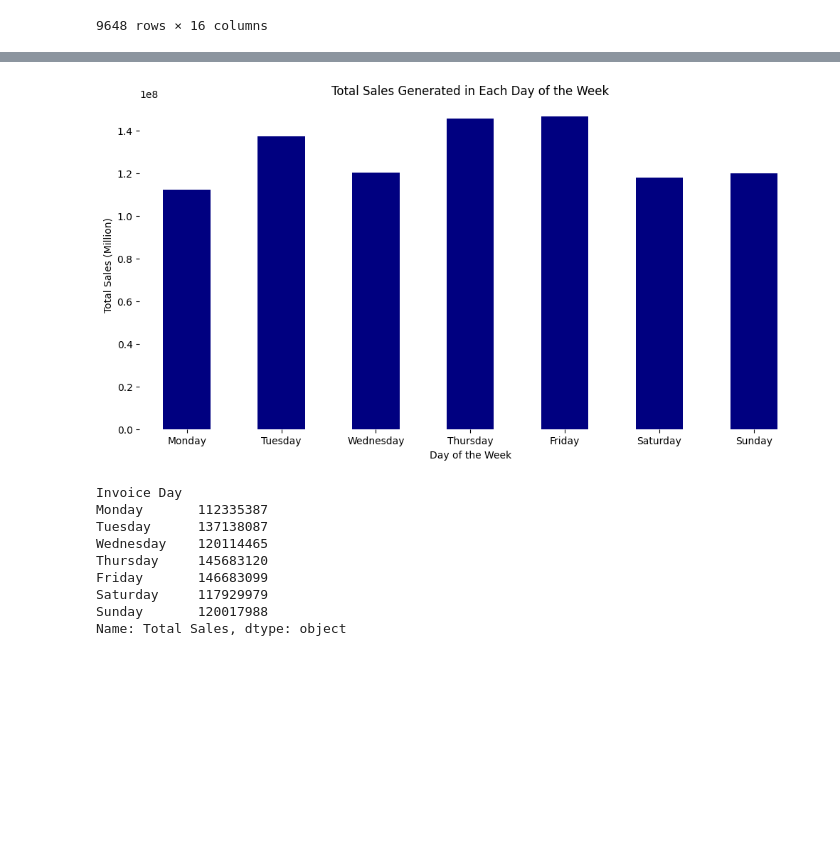
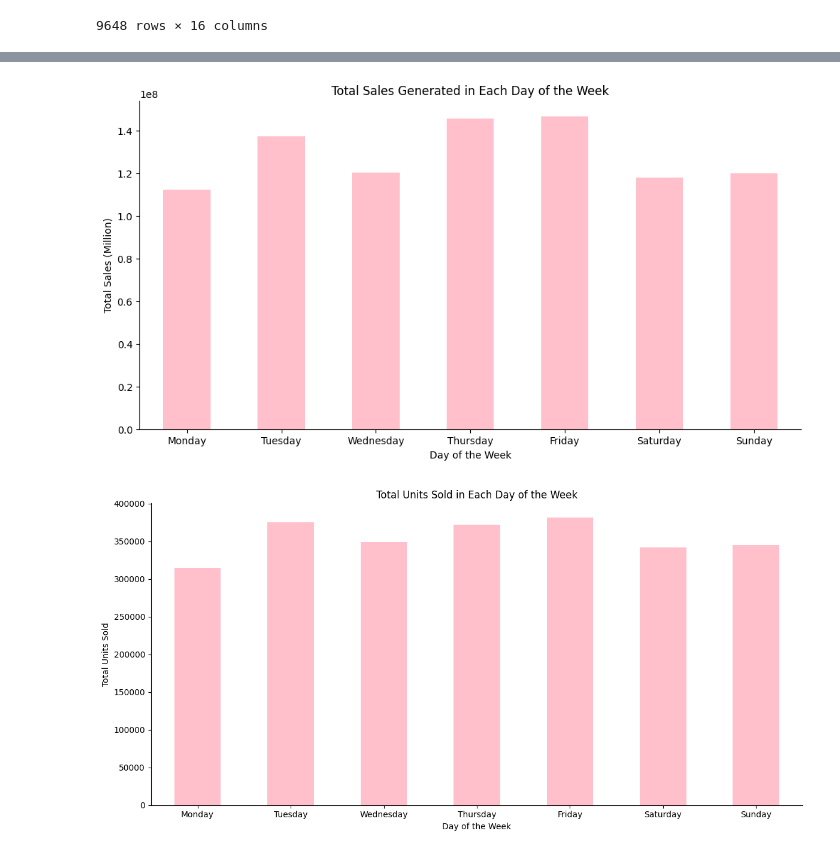
Before and after one commit to Murega14/adidas_analysis, a Jupyter notebook: adidas.ipynb, the cells around one changed output, grey strips where cells are left out. Drawn from its saved outputs; the diff is of its cells as text; code cells hidden in the pictures; blank space fills up the shorter version.

```diff
--- a/adidas.ipynb
+++ b/adidas.ipynb
@@ -300,41 +300,49 @@ m
 # %%
 import seaborn as sns
 #visualizing the total sales generated in each day of the week
 
 #grouping the data by invoice day column
 daily_sales = df.groupby('Invoice Day')['Total Sales'].sum()
 
 #creating a custom order for the days of the week
 days = ['Monday', 'Tuesday', 'Wednesday', 'Thursday', 'Friday', 'Saturday', 'Sunday']
 
 # Reorder the Series based on the custom order
 daily_sales['Invoice Day'] = daily_sales.index
 daily_sales = daily_sales.reindex(days)
 
 #plotting the data
 plt.figure(figsize=(12,6))
-ax = daily_sales.plot(kind='bar', color='navy')
+ax = daily_sales.plot(kind='bar', color='pink')
 ax.spines['top'].set_visible(False)
 ax.spines['right'].set_visible(False)
-ax.spines['left'].set_visible(False)
-ax.spines['bottom'].set_visible(False)
 ax.set_xticklabels(days, rotation=0)
 
 plt.title('Total Sales Generated in Each Day of the Week')
 plt.xlabel('Day of the Week')
 plt.ylabel('Total Sales (Million)')
 ax.set_facecolor('white')
+plt.show()
+
+#visualizing the units sold in each day of the week
+daily_units_sold = df.groupby('Invoice Day')['Units Sold'].sum()
+
+#reordering the series based on a custom day order
+daily_units_sold['Invoice Day'] = daily_units_sold.index
+daily_units_sold = daily_units_sold.reindex(days)
+
+#plotting the data
+plt.figure(figsize=(12,6))
+x = daily_units_sold.plot(kind='bar', color='pink')
+x.spines['top'].set_visible(False)
+x.spines['right'].set_visible(False)
+x.set_xticklabels(days, rotation=0)
+
+plt.title('Total Units Sold in Each Day of the Week')
+plt.xlabel('Day of the Week')
+plt.ylabel('Total Units Sold')
+x.set_facecolor('white')
+plt.tight_layout()
 # %% [output]
-[figure, old version]
+[figure, new version]
+[figure, added]
-# %%
-daily_sales
-# %% [output]
-Invoice Day
-Monday       112335387
-Tuesday      137138087
-Wednesday    120114465
-Thursday     145683120
-Friday       146683099
-Saturday     117929979
-Sunday       120017988
-Name: Total Sales, dtype: object
```
Also changed, not shown: parts of 7 cells of this notebook.
